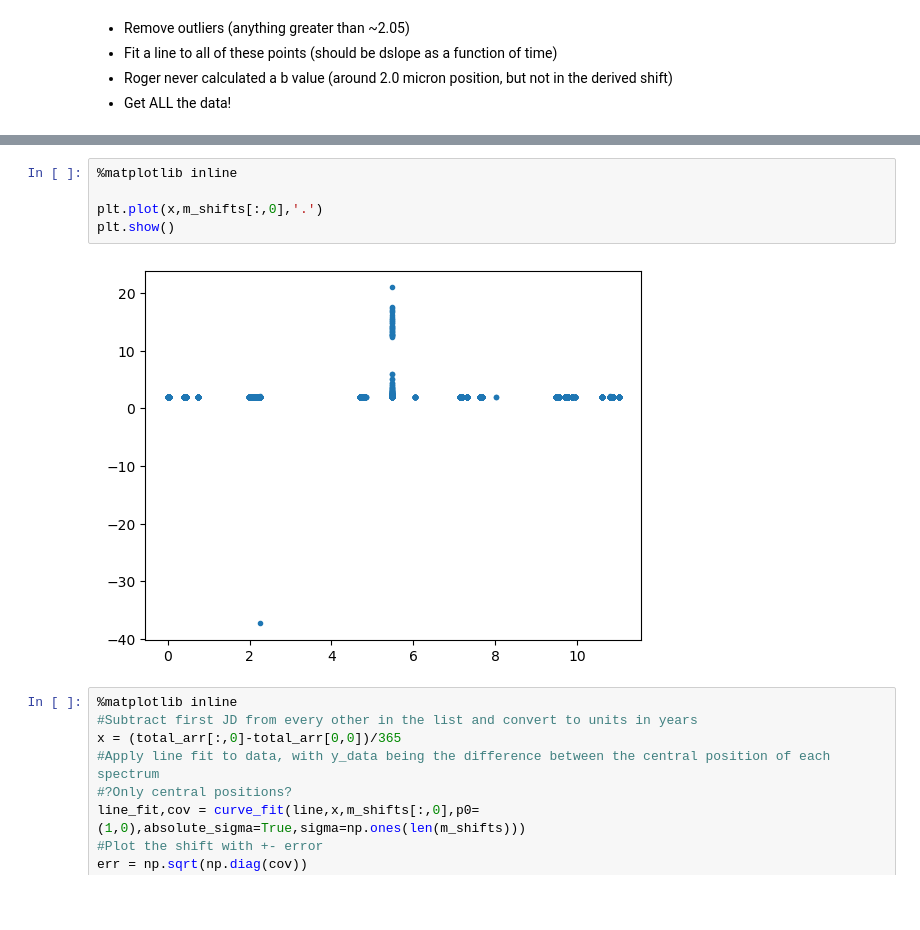
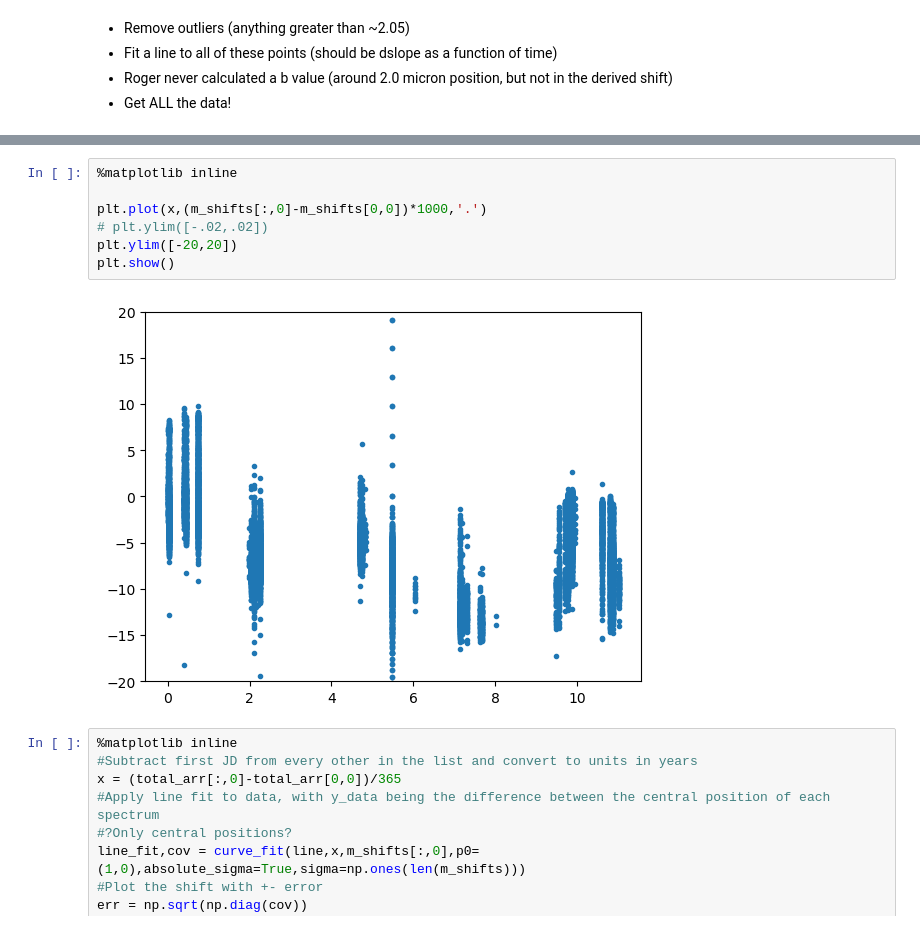
Before and after one commit to lucaslibshutz/spectralResearch, a Jupyter notebook: unc_calc_3.ipynb, the cells around one changed output, grey strips where cells are left out. Saved outputs shown, nothing was run; the diff lists cells and outputs as text; blank space fills up the shorter version.

```diff
--- a/unc_calc_3.ipynb
+++ b/unc_calc_3.ipynb
@@ -237,10 +248,12 @@ plt.show()
 # %%
 %matplotlib inline
 
-plt.plot(x,m_shifts[:,0],'.')
+plt.plot(x,(m_shifts[:,0]-m_shifts[0,0])*1000,'.')
+# plt.ylim([-.02,.02])
+plt.ylim([-20,20])
 plt.show()
 # %% [output]
-[figure, old version]
+[figure, new version]
 # %%
 %matplotlib inline
 #Subtract first JD from every other in the list and convert to units in years
```
Also changed, not shown: parts of 21 cells of this notebook.
